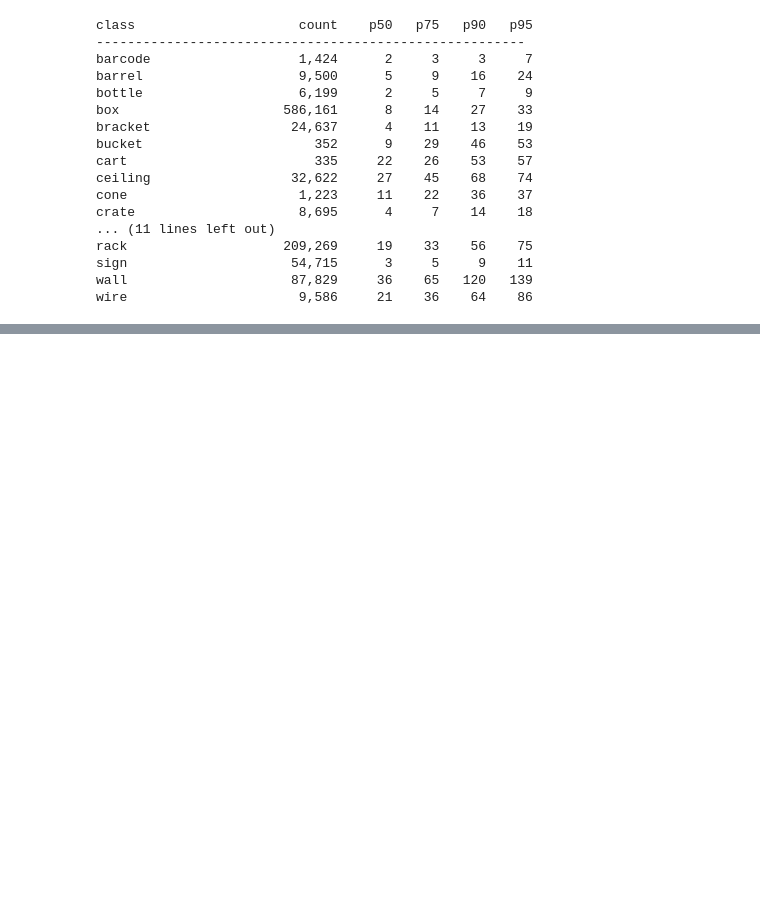
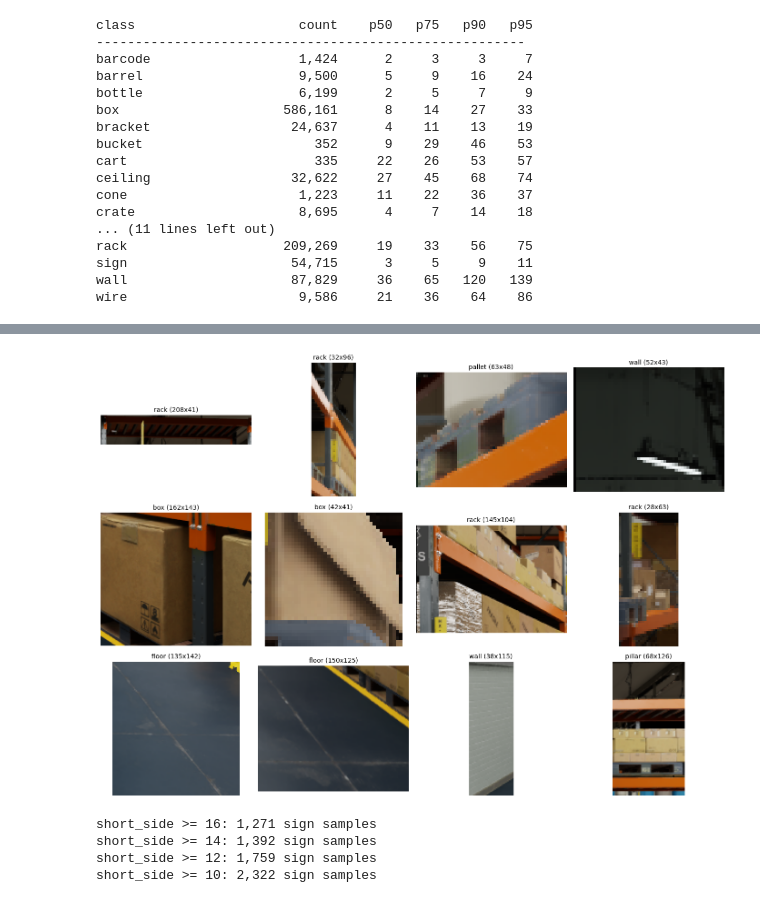
Before and after one commit to iav2002/Assignment_Advanced_Topics_In_DeepLearning, a Jupyter notebook: part2_EDA.ipynb, the cells around one changed output, grey strips where cells are left out. Drawn from its saved outputs; the diff is of its cells as text; code cells hidden in the pictures; blank space fills up the shorter version.

Commit message:
Final Decisions on threshold, "sign" class issue solved

```diff
--- a/part2_EDA.ipynb
+++ b/part2_EDA.ipynb
@@ -804,3 +803,34 @@ rack                    209,269     19    33    56    75
 sign                     54,715      3     5     9    11
 wall                     87,829     36    65   120   139
 wire                      9,586     21    36    64    86
+# %%
+# two-tier filter based on object physical category
+LABEL_LIKE = {'barcode', 'bottle', 'paper_note', 'paper_shortcut', 'sign'}
+
+def tier_thresh(class_name):
+    return 400 if class_name in LABEL_LIKE else 1024
+
+# apply tiered area filter + occlusion filter
+MIN_PER_CLASS = 3000
+MAX_OCCLUSION = 0.80
+
+filtered = [s for s in raw_samples['train']
+            if s['area'] >= tier_thresh(s['class_name'])
+            and s['occlusion'] <= MAX_OCCLUSION]
+
+counts = Counter(s['class_name'] for s in filtered)
+keep_classes = {c for c, n in counts.items() if n >= MIN_PER_CLASS}
+final = [s for s in filtered if s['class_name'] in keep_classes]
+
+required = {'floor', 'wall', 'pallet', 'sign'}
+print(f'surviving classes: {len(keep_classes)}')
+print(f'total train samples: {len(final):,}')
+print(f'required 4 all present: {required.issubset(keep_classes)}')
+print()
+print(f'{"class":22s} {"tier":>5s} {"thresh":>6s} {"count":>8s} {"status":>6s}')
+print('-' * 55)
+for c in sorted(counts, key=lambda x: -counts[x]):
+    tier = 'label' if c in LABEL_LIKE else 'obj'
+    thr = tier_thresh(c)
+    status = 'KEEP' if c in keep_classes else 'DROP'
+    print(f'{c:22s} {tier:>5s} {thr:>6d} {counts[c]:>8,d} {status:>6s}')
@@ -806,0 +969,31 @@ wire                      9,586     21    36    64    86
+# %%
+# draw 12 random final crops with their labels - last check that filtering produced sensible crops
+sample = random.sample(final_samples['train'], 12)
+
+fig, axes = plt.subplots(3, 4, figsize=(14, 10))
+for ax, s in zip(axes.flat, sample):
+    img = Image.open(s['img_path']).convert('RGB')
+    x1, y1, x2, y2 = s['bbox']
+    crop = img.crop((x1, y1, x2, y2))
+    ax.imshow(crop)
+    ax.set_title(f"{s['class_name']} ({x2-x1}x{y2-y1})", fontsize=10)
+    ax.axis('off')
+plt.tight_layout()
+plt.show()
+# %% [output]
+[figure, added]
+# %%
+# quick check: how many sign samples survive with each option
+sign_samples = [s for s in raw_samples['train'] if s['class_name'] == 'sign']
+
+for ss_thresh in [16, 14, 12, 10]:
+    n = sum(1 for s in sign_samples
+            if s['area'] >= 400
+            and s['short_side'] >= ss_thresh
+            and s['occlusion'] <= 0.80)
+    print(f'short_side >= {ss_thresh}: {n:,} sign samples')
+# %% [output]
+short_side >= 16: 1,271 sign samples
+short_side >= 14: 1,392 sign samples
+short_side >= 12: 1,759 sign samples
+short_side >= 10: 2,322 sign samples
```
Also changed, not shown: parts of 5 cells of this notebook.
